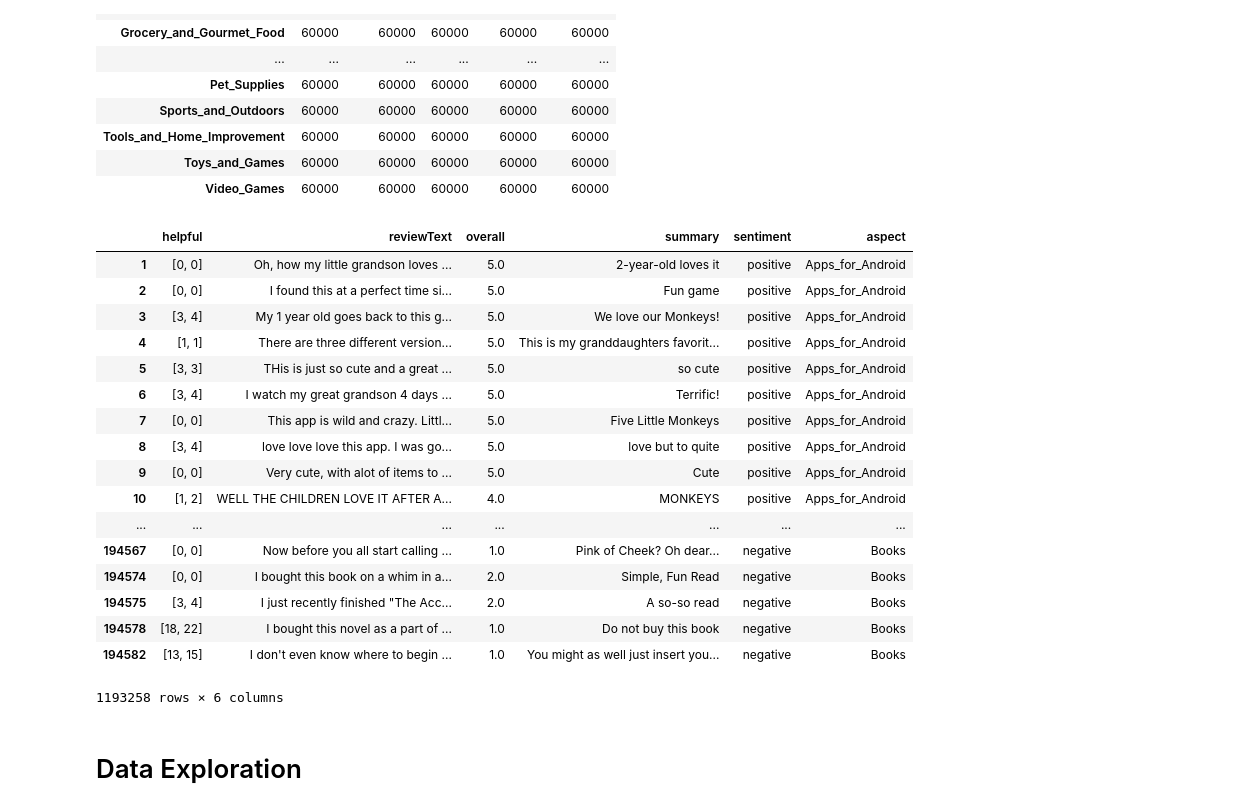
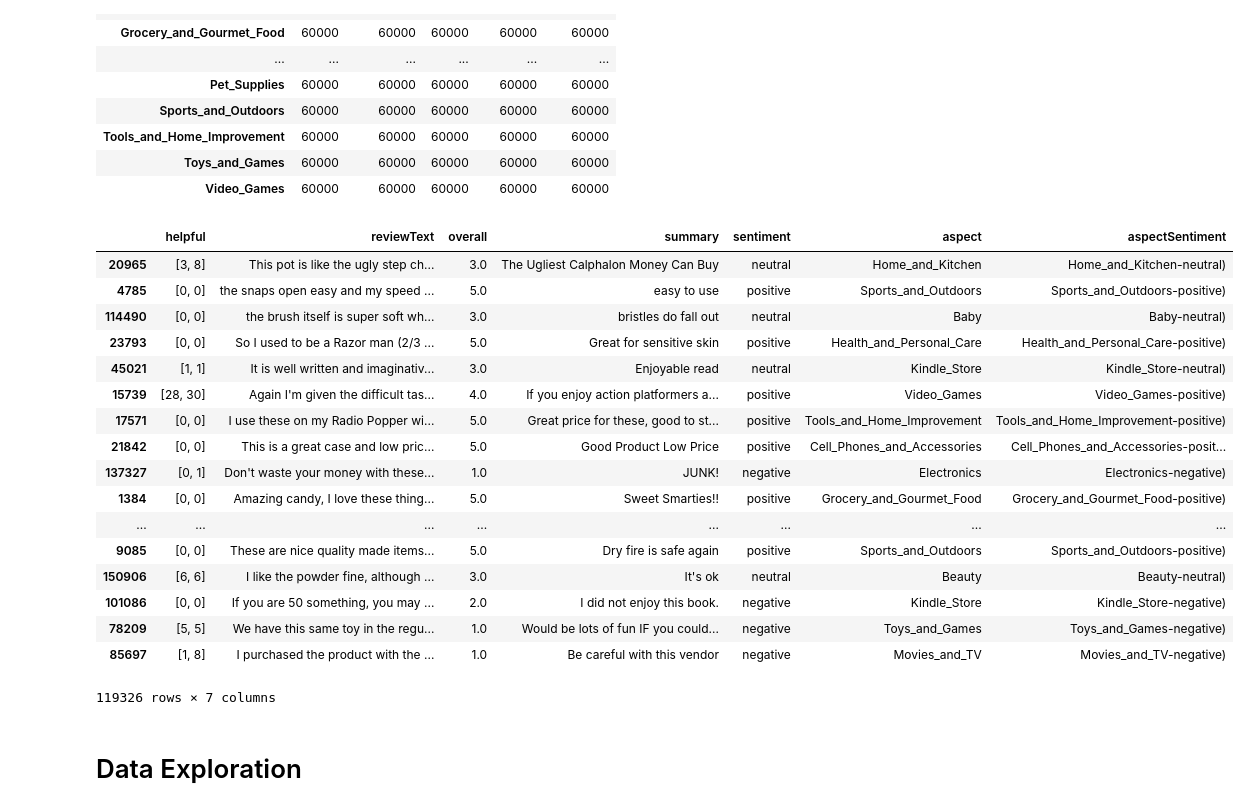
Before and after one commit to felixSchober/ABSA-Transformer, a Jupyter notebook: 14_AmazonReviewsPreprocess.ipynb, the cells around one changed output. Saved outputs shown, nothing was run; the diff lists cells and outputs as text; code cells hidden in the pictures.

```diff
--- a/14_AmazonReviewsPreprocess.ipynb
+++ b/14_AmazonReviewsPreprocess.ipynb
@@ -192,28 +193,29 @@ df.groupby('aspect').count()
 # %%
 #df.sentiment.describe()
 # %%
-path = os.path.join(os.getcwd(), 'data', 'data', 'amazon', 'raw')
-df = pd.read_pickle(os.path.join(path, 'dataset_processed.pkl'))
+path = os.path.join(os.getcwd(), 'data', 'data', 'amazon', 'splits')
+df = pd.read_pickle(os.path.join(path, 'test.pkl'))
+#df = pd.read_pickle(os.path.join(path, 'dataset_processed.pkl'))
 df
 # %% [output]
-|  | helpful | reviewText | overall | summary | sentiment | aspect |
-| 1 | [0, 0] | Oh, how my little grandson loves ... | 5.0 | 2-year-old loves it | positive | Apps_for_Android |
-| 2 | [0, 0] | I found this at a perfect time si... | 5.0 | Fun game | positive | Apps_for_Android |
-| 3 | [3, 4] | My 1 year old goes back to this g... | 5.0 | We love our Monkeys! | positive | Apps_for_Android |
-| 4 | [1, 1] | There are three different version... | 5.0 | This is my granddaughters favorit... | positive | Apps_for_Android |
-| 5 | [3, 3] | THis is just so cute and a great ... | 5.0 | so cute | positive | Apps_for_Android |
-| 6 | [3, 4] | I watch my great grandson 4 days ... | 5.0 | Terrific! | positive | Apps_for_Android |
-| 7 | [0, 0] | This app is wild and crazy. Littl... | 5.0 | Five Little Monkeys | positive | Apps_for_Android |
-| 8 | [3, 4] | love love love this app. I was go... | 5.0 | love but to quite | positive | Apps_for_Android |
-| 9 | [0, 0] | Very cute, with alot of items to ... | 5.0 | Cute | positive | Apps_for_Android |
-| 10 | [1, 2] | WELL THE CHILDREN LOVE IT AFTER A... | 4.0 | MONKEYS | positive | Apps_for_Android |
-| ... | ... | ... | ... | ... | ... | ... |
-| 194567 | [0, 0] | Now before you all start calling ... | 1.0 | Pink of Cheek? Oh dear... | negative | Books |
-| 194574 | [0, 0] | I bought this book on a whim in a... | 2.0 | Simple, Fun Read | negative | Books |
-| 194575 | [3, 4] | I just recently finished "The Acc... | 2.0 | A so-so read | negative | Books |
-| 194578 | [18, 22] | I bought this novel as a part of ... | 1.0 | Do not buy this book | negative | Books |
-| 194582 | [13, 15] | I don't even know where to begin ... | 1.0 | You might as well just insert you... | negative | Books |
+|  | helpful | reviewText | overall | summary | sentiment | aspect | aspectSentiment |
+| 20965 | [3, 8] | This pot is like the ugly step ch... | 3.0 | The Ugliest Calphalon Money Can Buy | neutral | Home_and_Kitchen | Home_and_Kitchen-neutral) |
+| 4785 | [0, 0] | the snaps open easy and my speed ... | 5.0 | easy to use | positive | Sports_and_Outdoors | Sports_and_Outdoors-positive) |
+| 114490 | [0, 0] | the brush itself is super soft wh... | 3.0 | bristles do fall out | neutral | Baby | Baby-neutral) |
+| 23793 | [0, 0] | So I used to be a Razor man (2/3 ... | 5.0 | Great for sensitive skin | positive | Health_and_Personal_Care | Health_and_Personal_Care-positive) |
+| 45021 | [1, 1] | It is well written and imaginativ... | 3.0 | Enjoyable read | neutral | Kindle_Store | Kindle_Store-neutral) |
+| 15739 | [28, 30] | Again I'm given the difficult tas... | 4.0 | If you enjoy action platformers a... | positive | Video_Games | Video_Games-positive) |
+| 17571 | [0, 0] | I use these on my Radio Popper wi... | 5.0 | Great price for these, good to st... | positive | Tools_and_Home_Improvement | Tools_and_Home_Improvement-positive) |
+| 21842 | [0, 0] | This is a great case and low pric... | 5.0 | Good Product Low Price | positive | Cell_Phones_and_Accessories | Cell_Phones_and_Accessories-posit... |
+| 137327 | [0, 1] | Don't waste your money with these... | 1.0 | JUNK! | negative | Electronics | Electronics-negative) |
+| 1384 | [0, 0] | Amazing candy, I love these thing... | 5.0 | Sweet Smarties!! | positive | Grocery_and_Gourmet_Food | Grocery_and_Gourmet_Food-positive) |
+| ... | ... | ... | ... | ... | ... | ... | ... |
+| 9085 | [0, 0] | These are nice quality made items... | 5.0 | Dry fire is safe again | positive | Sports_and_Outdoors | Sports_and_Outdoors-positive) |
+| 150906 | [6, 6] | I like the powder fine, although ... | 3.0 | It's ok | neutral | Beauty | Beauty-neutral) |
+| 101086 | [0, 0] | If you are 50 something, you may ... | 2.0 | I did not enjoy this book. | negative | Kindle_Store | Kindle_Store-negative) |
+| 78209 | [5, 5] | We have this same toy in the regu... | 1.0 | Would be lots of fun IF you could... | negative | Toys_and_Games | Toys_and_Games-negative) |
+| 85697 | [1, 8] | I purchased the product with the ... | 1.0 | Be careful with this vendor | negative | Movies_and_TV | Movies_and_TV-negative) |
-1193258 rows × 6 columns
+119326 rows × 7 columns
 # %% [markdown]
 # Data Exploration
 # %%
```
Also changed, not shown: parts of 9 cells of this notebook.
